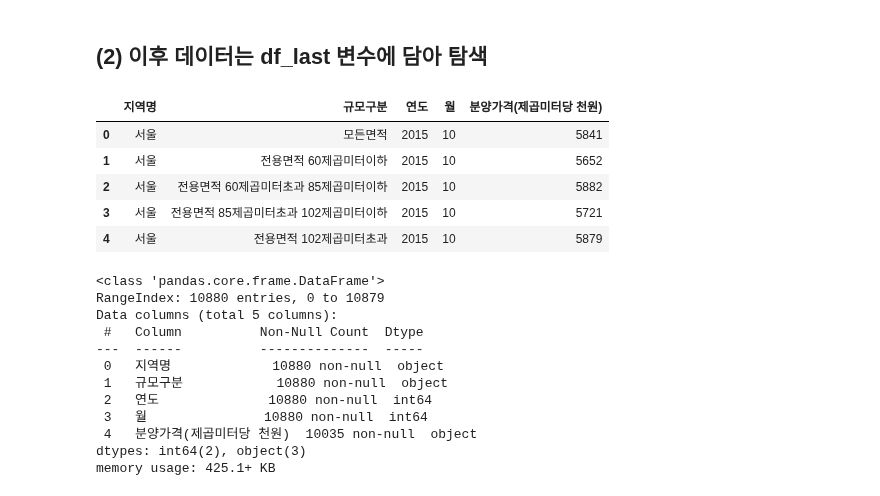
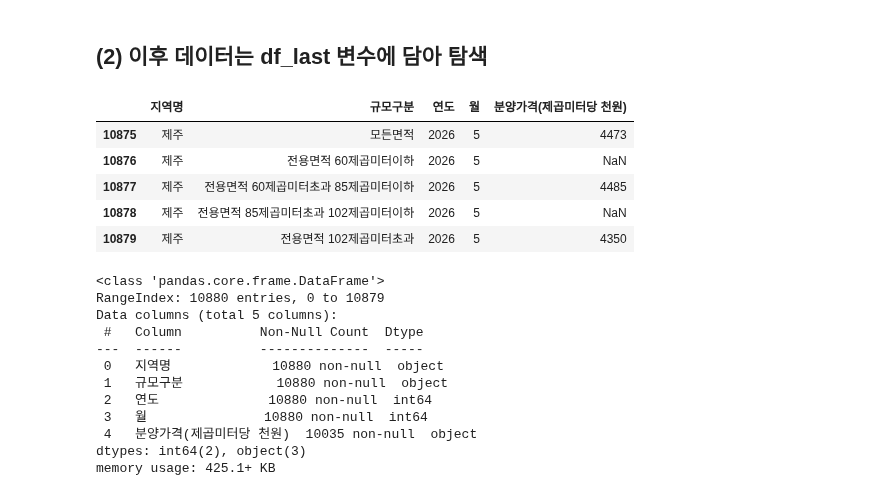
Before and after one commit to jack8704/ai, a Jupyter notebook: source/01_python/ch13_예1_포트폴리오_아파트분양가분석.ipynb, the cells around one changed output. Cells and saved outputs as stored; diff of their text form; code cells hidden in the pictures.

```diff
--- a/source/01_python/ch13_예1_포트폴리오_아파트분양가분석.ipynb
+++ b/source/01_python/ch13_예1_포트폴리오_아파트분양가분석.ipynb
@@ -145,14 +146,14 @@ def comma_append(row):
 ## (2) 이후 데이터는 df_last 변수에 담아 탐색
 # %%
 df_last=pd.read_csv('c:/ai/downloads/shareData/분양가격/주택도시보증공사_전국 신규 민간아파트 분양가격 동향_20260531 (3).csv',encoding='cp949')
-df_last.head()
+df_last.tail()
 # %% [output]
 |  | 지역명 | 규모구분 | 연도 | 월 | 분양가격(제곱미터당 천원) |
-| 0 | 서울 | 모든면적 | 2015 | 10 | 5841 |
-| 1 | 서울 | 전용면적 60제곱미터이하 | 2015 | 10 | 5652 |
-| 2 | 서울 | 전용면적 60제곱미터초과 85제곱미터이하 | 2015 | 10 | 5882 |
-| 3 | 서울 | 전용면적 85제곱미터초과 102제곱미터이하 | 2015 | 10 | 5721 |
-| 4 | 서울 | 전용면적 102제곱미터초과 | 2015 | 10 | 5879 |
+| 10875 | 제주 | 모든면적 | 2026 | 5 | 4473 |
+| 10876 | 제주 | 전용면적 60제곱미터이하 | 2026 | 5 | NaN |
+| 10877 | 제주 | 전용면적 60제곱미터초과 85제곱미터이하 | 2026 | 5 | 4485 |
+| 10878 | 제주 | 전용면적 85제곱미터초과 102제곱미터이하 | 2026 | 5 | NaN |
+| 10879 | 제주 | 전용면적 102제곱미터초과 | 2026 | 5 | 4350 |
 # %%
 # 데이터 요약하기
 df_last.info()
```
Also changed, not shown: parts of 106 cells of this notebook, 4 other files.
